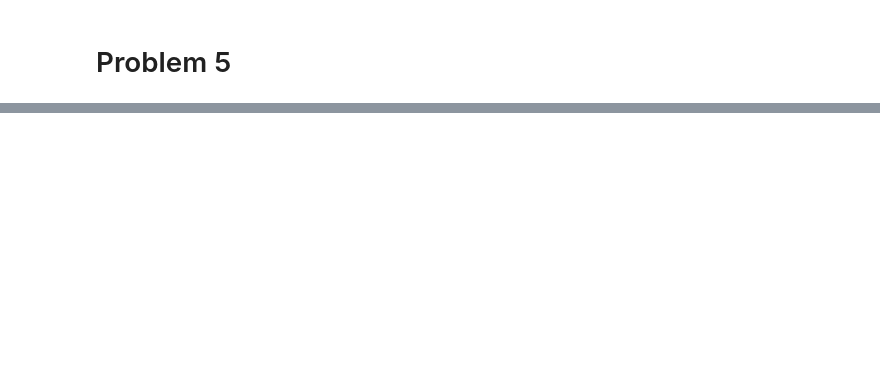
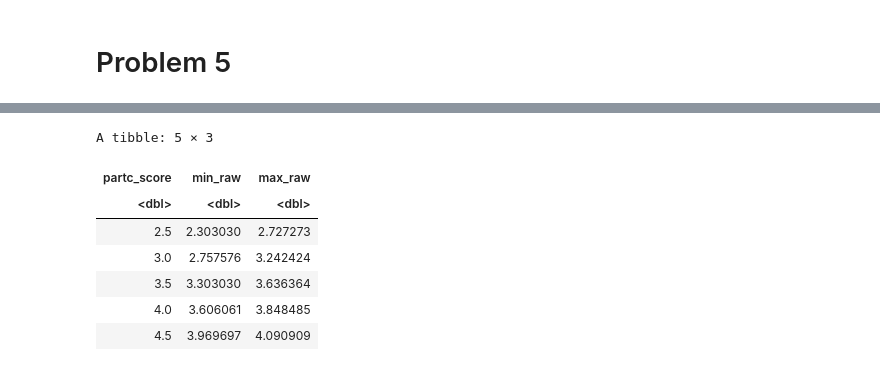
Before and after one commit to sophiekim-1/hwk3, a Jupyter notebook: submission1/submission1.ipynb, the cells around one changed output, grey strips where cells are left out. Cells and saved outputs as stored; diff of their text form; code cells hidden in the pictures; blank space fills up the shorter version.

```diff
--- a/submission1/submission1.ipynb
+++ b/submission1/submission1.ipynb
@@ -220,22 +220,2 @@ Intercept (≤2.5 stars)  0.0634  0.0702  0.0789 0.0491 0.0640 0.0606
 # %% [markdown]
 # Problem 5
-# %%
-ma.2010 <- data.2010 %>%
-  filter(!is.na(partc_score), !is.na(Star_Rating)) %>%
-  mutate(
-    rounded_up = case_when(
-      partc_score >= 2.75 & partc_score < 3.00 & Star_Rating == 3.0 ~ "Rounded up to 3",
-      partc_score >= 3.25 & partc_score < 3.50 & Star_Rating == 3.5 ~ "Rounded up to 3.5",
-      partc_score >= 3.75 & partc_score < 4.00 & Star_Rating == 4.0 ~ "Rounded up to 4",
-      partc_score >= 4.25 & partc_score < 4.50 & Star_Rating == 4.5 ~ "Rounded up to 4.5",
-      partc_score >= 4.75 & partc_score < 5.00 & Star_Rating == 5.0 ~ "Rounded up to 5",
-      TRUE ~ NA_character_
-    )
-  )
-
-rounded_up_table <- ma.2010 %>%
-  filter(!is.na(rounded_up)) %>%
-  count(rounded_up) %>%
-  rename(`Star Rating` = rounded_up, `Number of Plans` = n)
-
-print(rounded_up_table)
@@ -262,0 +222,47 @@ v
+# %%
+ma.2010 <- data.2010 %>%
+  filter(!is.na(breastcancer_screen), !is.na(rectalcancer_screen),
+         !is.na(cv_diab_cholscreen), !is.na(glaucoma_test), !is.na(monitoring),
+         !is.na(flu_vaccine), !is.na(pn_vaccine), !is.na(physical_health),
+         !is.na(mental_health), !is.na(osteo_test), !is.na(physical_monitor),
+         !is.na(primaryaccess), !is.na(osteo_manage), !is.na(diab_healthy),
+         !is.na(bloodpressure), !is.na(ra_manage), !is.na(copd_test), !is.na(bladder),
+         !is.na(falling), !is.na(nodelays), !is.na(doctor_communicate),
+         !is.na(carequickly), !is.na(customer_service),
+         !is.na(overallrating_care), !is.na(overallrating_plan),
+         !is.na(complaints_plan), !is.na(appeals_timely), !is.na(appeals_review),
+         !is.na(leave_plan), !is.na(audit_problems), !is.na(hold_times),
+         !is.na(info_accuracy), !is.na(ttyt_available)) %>%
+  mutate(
+    raw_rating = rowMeans(cbind(breastcancer_screen, rectalcancer_screen,
+                                cv_diab_cholscreen, glaucoma_test, monitoring,
+                                flu_vaccine, pn_vaccine, physical_health,
+                                mental_health, osteo_test, physical_monitor,
+                                primaryaccess, osteo_manage, diab_healthy,
+                                bloodpressure, ra_manage, copd_test, bladder,
+                                falling, nodelays, doctor_communicate,
+                                carequickly, customer_service,
+                                overallrating_care, overallrating_plan,
+                                complaints_plan, appeals_timely, appeals_review,
+                                leave_plan, audit_problems, hold_times,
+                                info_accuracy, ttyt_available))
+  )
+
+# Check thresholds
+ma.2010 %>%
+  select(raw_rating, partc_score) %>%
+  filter(!is.na(partc_score)) %>%
+  group_by(partc_score) %>%
+  summarise(
+    min_raw = min(raw_rating, na.rm = TRUE),
+    max_raw = max(raw_rating, na.rm = TRUE)
+  )
+# %% [output]
+A tibble: 5 × 3
+| partc_score | min_raw | max_raw |
+| <dbl> | <dbl> | <dbl> |
+| 2.5 | 2.303030 | 2.727273 |
+| 3.0 | 2.757576 | 3.242424 |
+| 3.5 | 3.303030 | 3.636364 |
+| 4.0 | 3.606061 | 3.848485 |
+| 4.5 | 3.969697 | 4.090909 |
```
Also changed, not shown: parts of 6 cells of this notebook.
